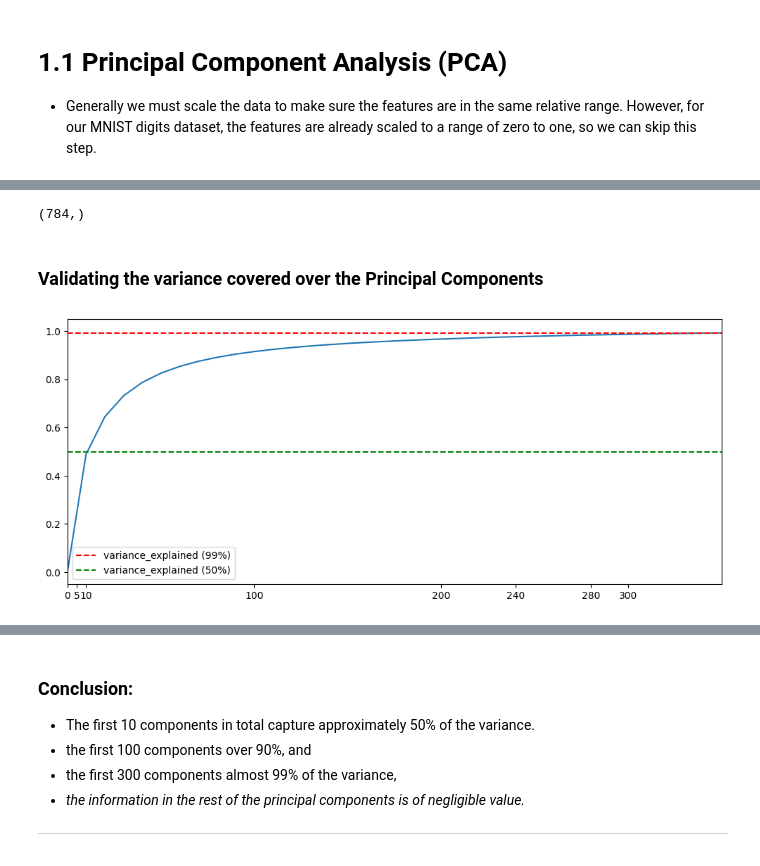
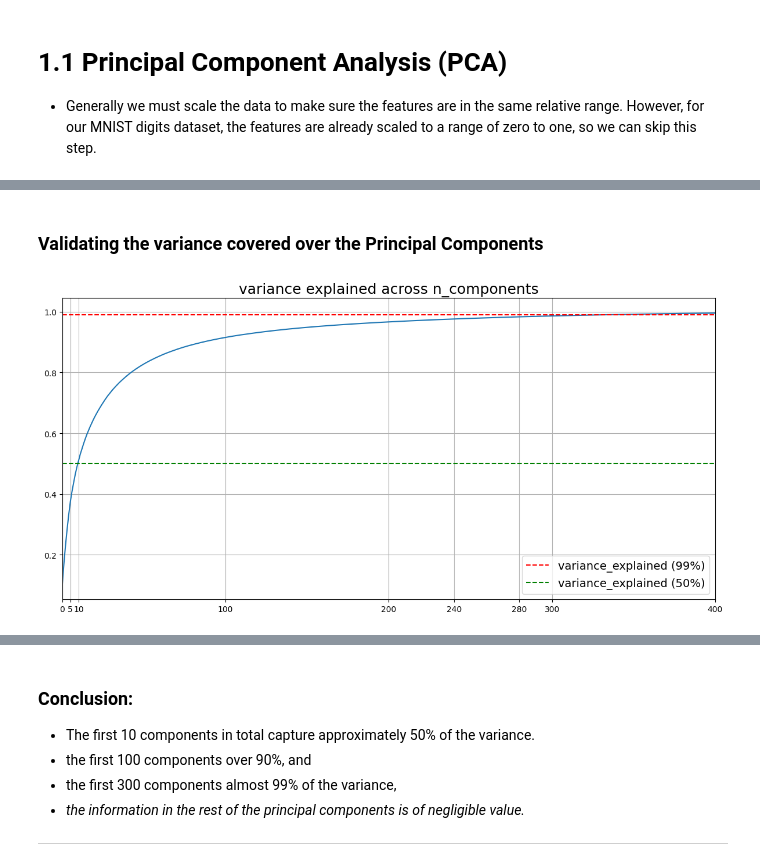
Before and after one commit to rakeshku93/machineLearningProjects, a Jupyter notebook: unsupervised_handson/Ch-3 Dimensionality Reduction/mnist_dim_reduction.ipynb, the cells around one changed output, grey strips where cells are left out. Cells and saved outputs as stored; diff of their text form; code cells hidden in the pictures.

```diff
--- a/unsupervised_handson/Ch-3 Dimensionality Reduction/mnist_dim_reduction.ipynb
+++ b/unsupervised_handson/Ch-3 Dimensionality Reduction/mnist_dim_reduction.ipynb
@@ -58,9 +66,18 @@ Shape of y_test:  (10000,)
-# %%
-X_train = pd.DataFrame(data=X_train)
-y_train = pd.Series(y_train)
-
-X_validation =  pd.DataFrame(data=X_validation)
-y_validation = pd.Series(y_validation)
-
-X_test = pd.DataFrame(data=X_test)
-y_test = pd.Series(y_test)
+# %%
+X_train = pd.DataFrame(data=X_train, columns=[f"col_{i}" for i in range(X_train.shape[1])])
+y_train = pd.Series(y_train, name="Class")
+
+X_validation =  pd.DataFrame(data=X_validation, columns=[f"col_{i}" for i in range(X_train.shape[1])])
+y_validation = pd.Series(y_validation, name="Class")
+
+X_test = pd.DataFrame(data=X_test, columns=[f"col_{i}" for i in range(X_train.shape[1])])
+y_test = pd.Series(y_test, name="Class")
+
+print("\nTraining set")
+display(pd.concat([X_train, y_train], axis=1).head())
+
+print("\nValidation_set")
+display(pd.concat([X_validation, y_validation], axis=1).head())
+
+print("\nTest set")
+display(pd.concat([X_test, y_test], axis=1).head())
@@ -138,6 +201,2 @@ X_train_pca = pd.DataFrame(X_train_pca)
-# %%
-pca.explained_variance_ratio_
-# %% [output]
-(784,)
 # %% [markdown]
 ### Validating the variance covered over the Principal Components
@@ -153,13 +203,18 @@ for n_component in range(0, 784, 10):
 # %%
-plt.figure(figsize=(12, 5), dpi=100)
-plt.plot(n_components, cummulative_variance_explained)
+explained_variance_ratio = pca.explained_variance_ratio_
+
+cummulative_variance = np.cumsum(explained_variance_ratio)
+
+fig = plt.figure(figsize=(12, 6), dpi=100, tight_layout=True)
+plt.plot(cummulative_variance)
+plt.grid()
 plt.axhline(y=0.99, color="red", linestyle="--", label="variance_explained (99%)")
 plt.axhline(y=0.50, color="green", linestyle="--", label="variance_explained (50%)")
-# plt.axvline(x=10, color="k", linestyle="-")
-# plt.axvline(x=250, color="k", linestyle="-")
 plt.xlim([0, 350])
-plt.xticks([0, 5, 10, 100, 200, 240, 280, 300])
-plt.legend()
+plt.xticks([0, 5, 10, 100, 200, 240, 280, 300, 400])
+plt.legend(loc="lower right",fontsize=14)
+plt.title("variance explained across n_components", fontsize=18)
+
 plt.show()
 # %% [output]
-[figure, old version]
+[figure, new version]
```
Also changed, not shown: parts of 17 cells of this notebook, 2 other files.
